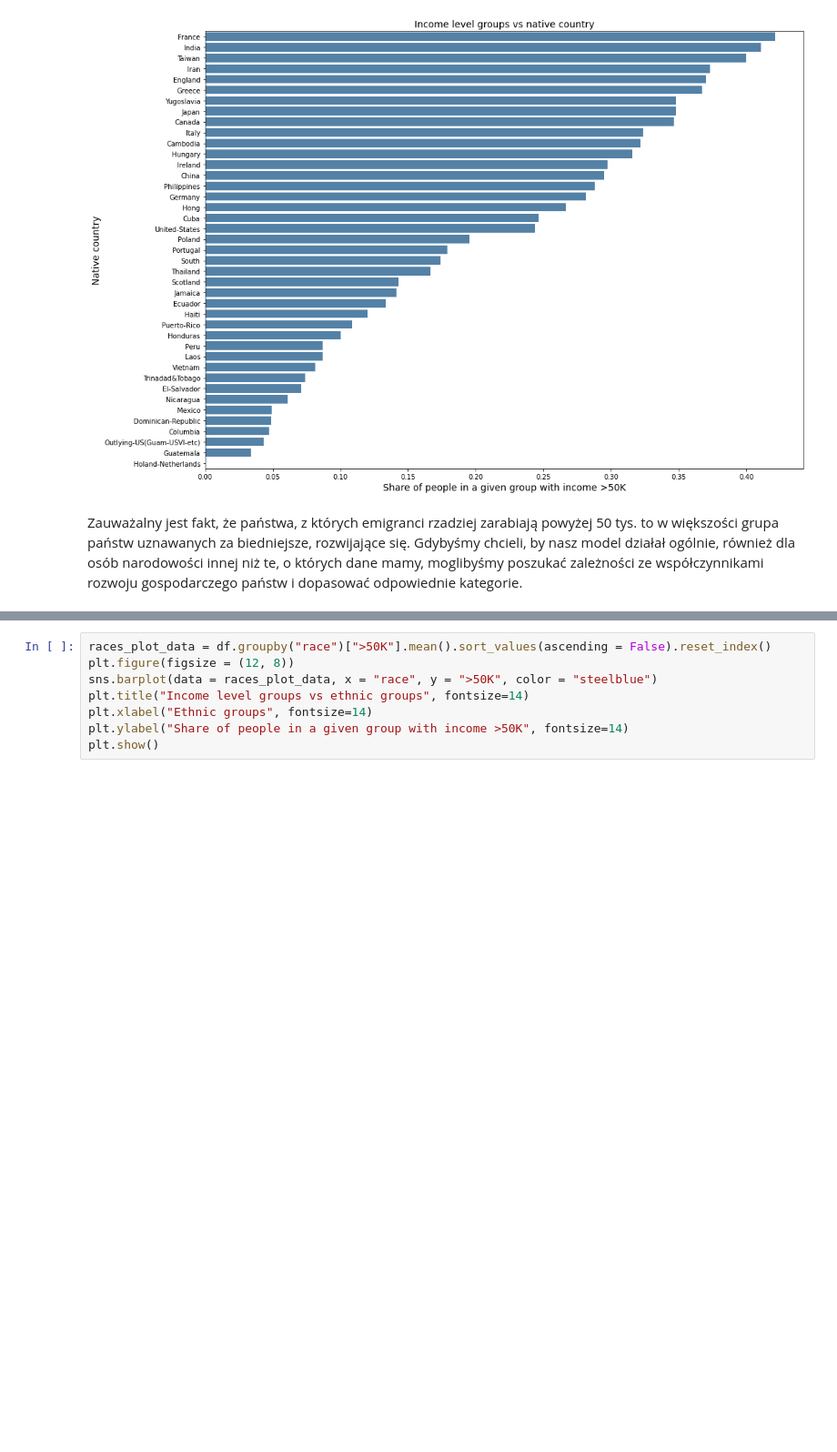
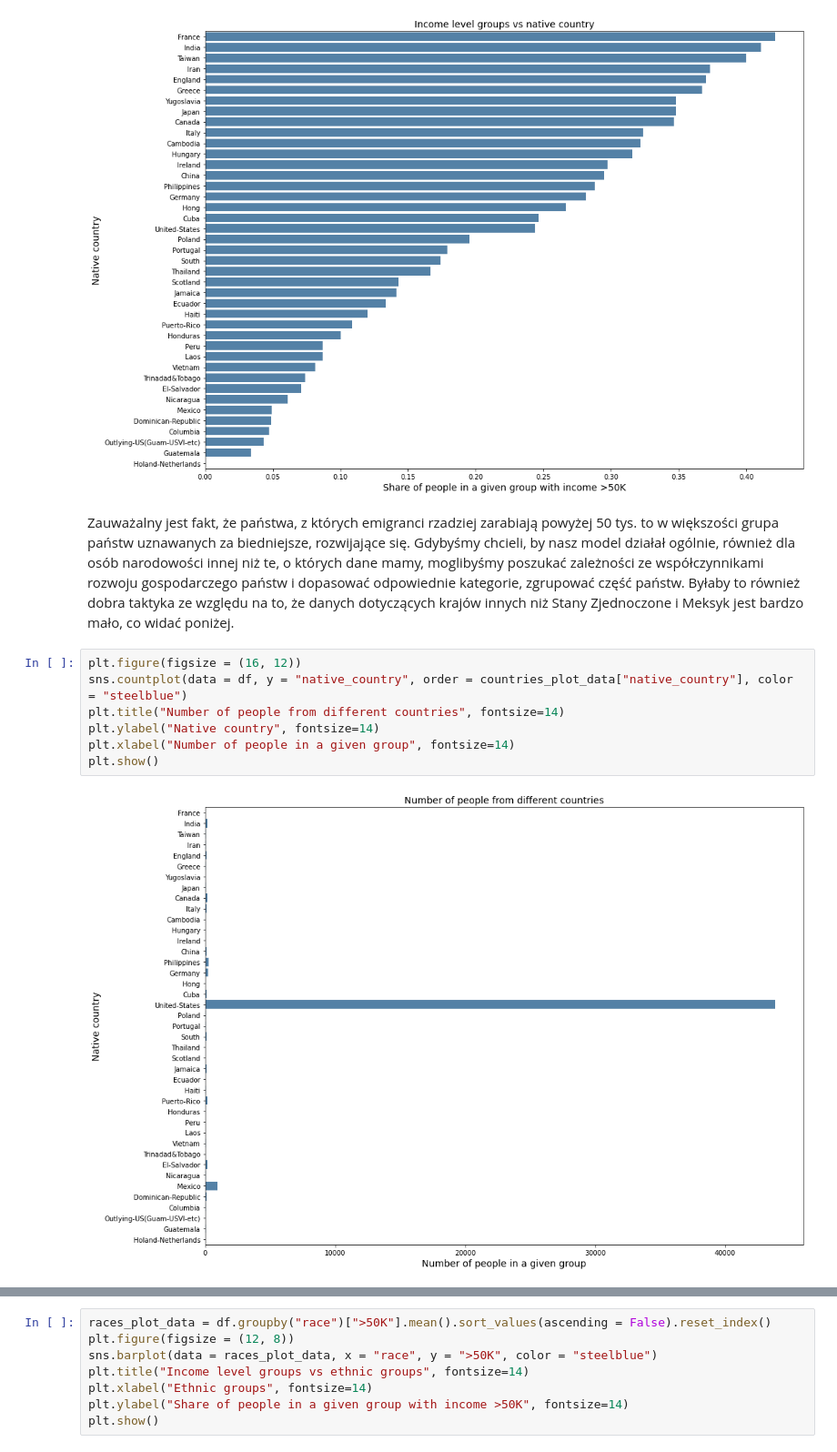
Before and after one commit to pablo2811/salary-predictive, a Jupyter notebook: EDA.ipynb, the cells around one changed output, grey strips where cells are left out. Shown: that part at 91% size. Drawn from its saved outputs; the diff is of its cells as text; blank space fills up the shorter version.

```diff
--- a/EDA.ipynb
+++ b/EDA.ipynb
@@ -316,4 +337,13 @@ plt.show()
 # %% [output]
 [figure]
 # %% [markdown]
-Zauważalny jest fakt, że państwa, z których emigranci rzadziej zarabiają powyżej 50 tys. to w większości grupa państw uznawanych za biedniejsze, rozwijające się. Gdybyśmy chcieli, by nasz model działał ogólnie, również dla osób narodowości innej niż te, o których dane mamy, moglibyśmy poszukać zależności ze współczynnikami rozwoju gospodarczego państw i dopasować odpowiednie kategorie.
+Zauważalny jest fakt, że państwa, z których emigranci rzadziej zarabiają powyżej 50 tys. to w większości grupa państw uznawanych za biedniejsze, rozwijające się. Gdybyśmy chcieli, by nasz model działał ogólnie, również dla osób narodowości innej niż te, o których dane mamy, moglibyśmy poszukać zależności ze współczynnikami rozwoju gospodarczego państw i dopasować odpowiednie kategorie, zgrupować część państw. Byłaby to również dobra taktyka ze względu na to, że danych dotyczących krajów innych niż Stany Zjednoczone i Meksyk jest bardzo mało, co widać poniżej.
+# %%
+plt.figure(figsize = (16, 12))
+sns.countplot(data = df, y = "native_country", order = countries_plot_data["native_country"], color = "steelblue")
+plt.title("Number of people from different countries", fontsize=14)
+plt.ylabel("Native country", fontsize=14)
+plt.xlabel("Number of people in a given group", fontsize=14)
+plt.show()
+# %% [output]
+[figure, added]
```
Also changed, not shown: parts of 30 cells of this notebook.
